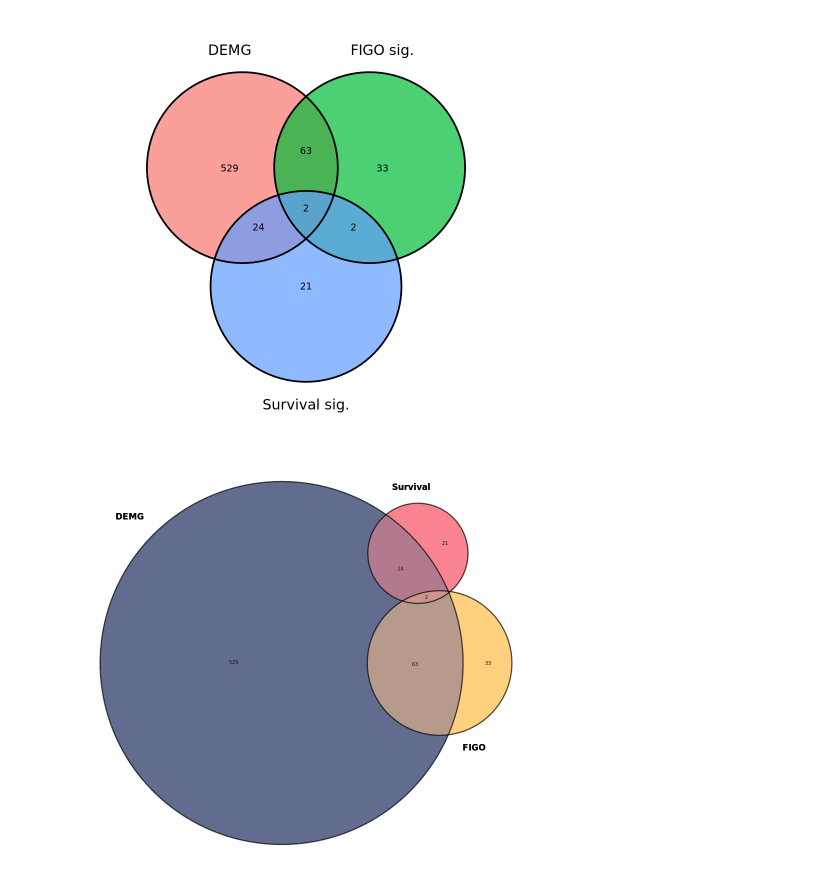
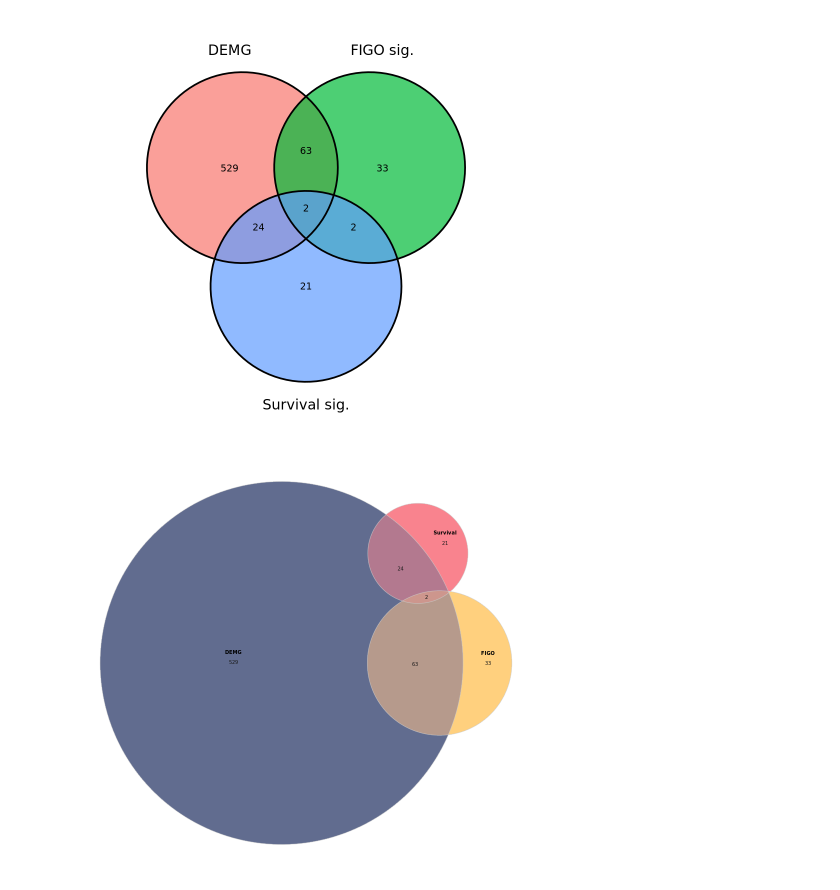
Before and after one commit to fogg-lab/characterizing-ecm-transcriptome-of-endometriosis, a Jupyter notebook: figures/gene_list_intra_overlap_vis.ipynb, the cells around one changed output. Saved outputs shown, nothing was run; the diff lists cells and outputs as text; code cells hidden in the pictures.

```diff
--- a/figures/gene_list_intra_overlap_vis.ipynb
+++ b/figures/gene_list_intra_overlap_vis.ipynb
@@ -103,34 +109,34 @@ ggplot(data = venn_df) +
 # %%
 set.seed(123)
 
 euler_df <- venn_df %>%
     column_to_rownames("geneID") %>%
     rename(DEMG = demg, `FIGO` = figo, `Survival` = survival)
 
 euler_fit <- euler(euler_df, shape = "circle")
 # eulerr_options(labels = list(fontsize = text_size))
 
 lab_pos <- list(
     CESC = c(demg_x = 0.06, demg_y = 0.76, figo_x = 0.8, figo_y = 0.15, surv_x = 0.6, surv_y = 0.94),
     UCS = c(demg_x = 0.08, demg_y = 0.85, figo_x = 0.8, figo_y = 0.2, surv_x = 0.75, surv_y = 0.9),
     UCEC = c(demg_x = 0.08, demg_y = 0.85, figo_x = 0.9, figo_y = 0.3, surv_x = 0.75, surv_y = 0.92)
 )
 pos_l <- lab_pos[[projects[dset_idx]]]
 
 plot(
     euler_fit,
 #     quantities = TRUE,
-#     adjust_labels = TRUE,
-#     labels = list(fontsize = label_size, vjust = -5),
-    labels = FALSE,
+#     adjust_labels = FALSE,
+    labels = list(fontsize = (text_size - 2)),
+#     labels = FALSE,
     quantities = list(fontsize = text_size - 2, col = "gray10"),
     # Must be in same order as DF columns
     fills = list(fill = c(DEMG = "#1d2d5f", FIGO = "#ffbc47", Survival = "#f64e5d")),
-    edges = list(lwd = 2, alpha = .5),
+    edges = list(lwd = 1, alpha = .5, col = "gray80"),
     alpha = 0.7
-) %>% as.ggplot() +
-    geom_text(label = "DEMG", x = pos_l["demg_x"], y = pos_l["demg_y"], fontface = "bold", size = label_size * pt_to_mm) +
-    geom_text(label = "FIGO", x = pos_l["figo_x"], y = pos_l["figo_y"], fontface = "bold", size = label_size * pt_to_mm) +
-    geom_text(label = "Survival", x = pos_l["surv_x"], y = pos_l["surv_y"], fontface = "bold", size = label_size * pt_to_mm)
+) %>% as.ggplot()
+#     geom_text(label = "DEMG", x = pos_l["demg_x"], y = pos_l["demg_y"], fontface = "bold", size = text_size * pt_to_mm) +
+#     geom_text(label = "FIGO", x = pos_l["figo_x"], y = pos_l["figo_y"], fontface = "bold", size = text_size * pt_to_mm) +
+#     geom_text(label = "Survival", x = pos_l["surv_x"], y = pos_l["surv_y"], fontface = "bold", size = text_size * pt_to_mm)
 # %% [output]
-[figure, old version]
+[figure, new version]
```
Also changed, not shown: parts of 6 cells of this notebook, 9 other files.
